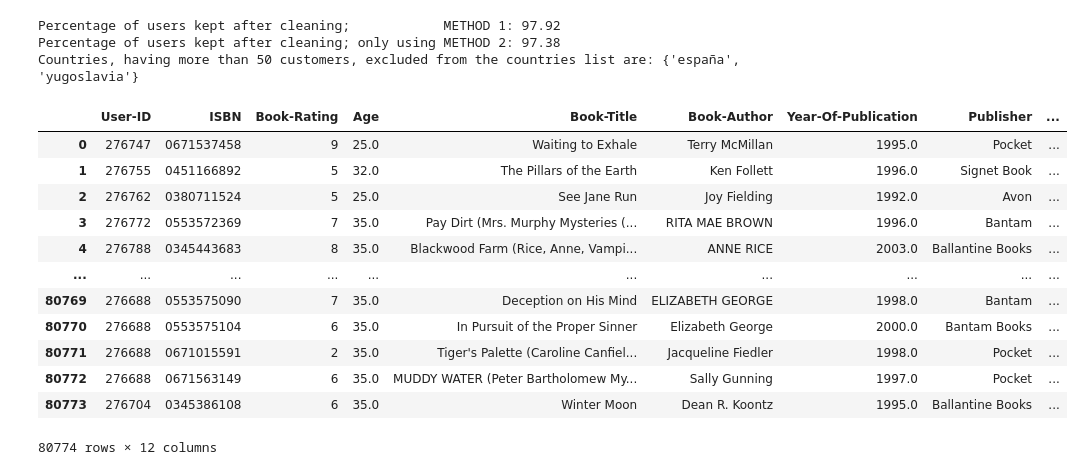
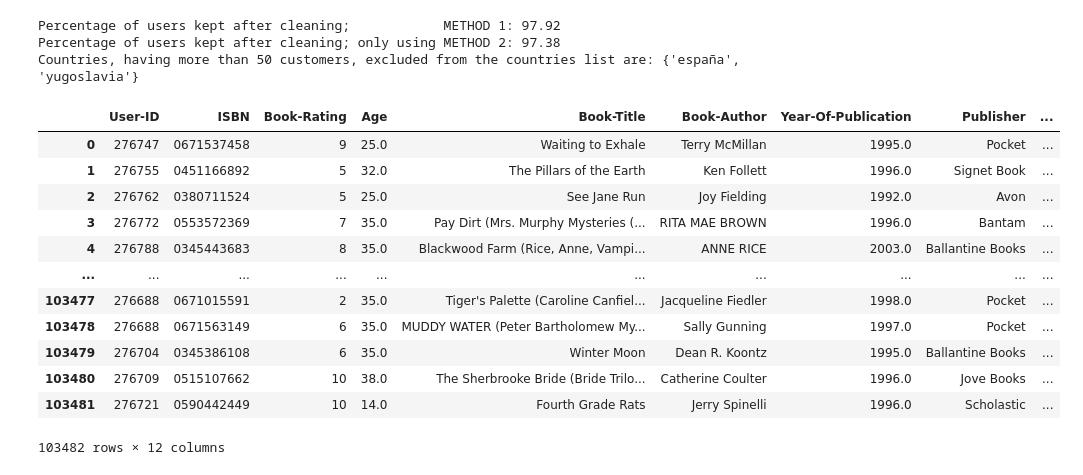
Before and after one commit to vladipetkov/Amazon-Books, a Jupyter notebook: test.ipynb, the cells around one changed output. Drawn from its saved outputs; the diff is of its cells as text; code cells hidden in the pictures.

```diff
--- a/test.ipynb
+++ b/test.ipynb
@@ -104,8 +97,9 @@ Countries, having more than 50 customers, excluded from the countries list are:
 df_main = pd.merge(df_ratings,df_users, how='left', on='User-ID')
 df_main = pd.merge(df_main, df_books, how= 'left', on='ISBN')
 df_main = df_main.drop(['Location','Country'], axis = 1)
+
 #restricts data only to top publishers
-top_publishers = df_main['Publisher'].value_counts().head(10).index.to_list()
+top_publishers = df_main['Publisher'].value_counts().head(15).index.to_list()
 df_main = df_main[df_main['Publisher'].isin(top_publishers)]
 
 #creates book-read-count column
@@ -115,6 +109,8 @@ read_count.name = 'book-read-count'
 #creates author-read-count column
 author_counts = df_main['Book-Author'].value_counts()
 author_counts.name = 'author-read-count'
+
+
 
 #creates book-rate-count column
 df_main = df_main[df_main['Book-Rating'] != 0]
@@ -124,39 +120,37 @@ rate_count.name = 'book-rate-count'
 #adds aformentioned columns to df_main
 df_main = pd.merge(df_main, author_counts, how='left', on='Book-Author')
 df_main = pd.merge(df_main, read_count, how= 'left', on='Book-Title')
 df_main = pd.merge(df_main, rate_count, how= 'left', on='Book-Title')
 
 median_age = df_main['Age'].median()
 df_main['Age'] = df_main['Age'].fillna(median_age)
 K = 8
 df_main['rating-over-k'] = df_main['Book-Rating'].apply(lambda row: 1 if row >= K else 0)
 
 display(df_main)
 
 NUM_COLS = [
     'book-rate-count',
     'book-read-count',
     'author-read-count',
     'Year-Of-Publication',
     'Age',
 ]
 CAT_COLS = [
     'Publisher',
 ]
-TARGET = [
-    'rating-over-k'
-]
+TARGET = 'rating-over-k'
 # %% [output]
 |  | User-ID | ISBN | Book-Rating | Age | Book-Title | Book-Author | Year-Of-Publication | Publisher | ... |
 | 0 | 276747 | 0671537458 | 9 | 25.0 | Waiting to Exhale | Terry McMillan | 1995.0 | Pocket | ... |
 | 1 | 276755 | 0451166892 | 5 | 32.0 | The Pillars of the Earth | Ken Follett | 1996.0 | Signet Book | ... |
 | 2 | 276762 | 0380711524 | 5 | 25.0 | See Jane Run | Joy Fielding | 1992.0 | Avon | ... |
 | 3 | 276772 | 0553572369 | 7 | 35.0 | Pay Dirt (Mrs. Murphy Mysteries (... | RITA MAE BROWN | 1996.0 | Bantam | ... |
 | 4 | 276788 | 0345443683 | 8 | 35.0 | Blackwood Farm (Rice, Anne, Vampi... | ANNE RICE | 2003.0 | Ballantine Books | ... |
 | ... | ... | ... | ... | ... | ... | ... | ... | ... | ... |
-| 80769 | 276688 | 0553575090 | 7 | 35.0 | Deception on His Mind | ELIZABETH GEORGE | 1998.0 | Bantam | ... |
-| 80770 | 276688 | 0553575104 | 6 | 35.0 | In Pursuit of the Proper Sinner | Elizabeth George | 2000.0 | Bantam Books | ... |
-| 80771 | 276688 | 0671015591 | 2 | 35.0 | Tiger's Palette (Caroline Canfiel... | Jacqueline Fiedler | 1998.0 | Pocket | ... |
-| 80772 | 276688 | 0671563149 | 6 | 35.0 | MUDDY WATER (Peter Bartholomew My... | Sally Gunning | 1997.0 | Pocket | ... |
-| 80773 | 276704 | 0345386108 | 6 | 35.0 | Winter Moon | Dean R. Koontz | 1995.0 | Ballantine Books | ... |
+| 103477 | 276688 | 0671015591 | 2 | 35.0 | Tiger's Palette (Caroline Canfiel... | Jacqueline Fiedler | 1998.0 | Pocket | ... |
+| 103478 | 276688 | 0671563149 | 6 | 35.0 | MUDDY WATER (Peter Bartholomew My... | Sally Gunning | 1997.0 | Pocket | ... |
+| 103479 | 276704 | 0345386108 | 6 | 35.0 | Winter Moon | Dean R. Koontz | 1995.0 | Ballantine Books | ... |
+| 103480 | 276709 | 0515107662 | 10 | 38.0 | The Sherbrooke Bride (Bride Trilo... | Catherine Coulter | 1996.0 | Jove Books | ... |
+| 103481 | 276721 | 0590442449 | 10 | 14.0 | Fourth Grade Rats | Jerry Spinelli | 1996.0 | Scholastic | ... |
-80774 rows × 12 columns
+103482 rows × 12 columns
```
Also changed, not shown: parts of 11 cells of this notebook, 1 other file.
